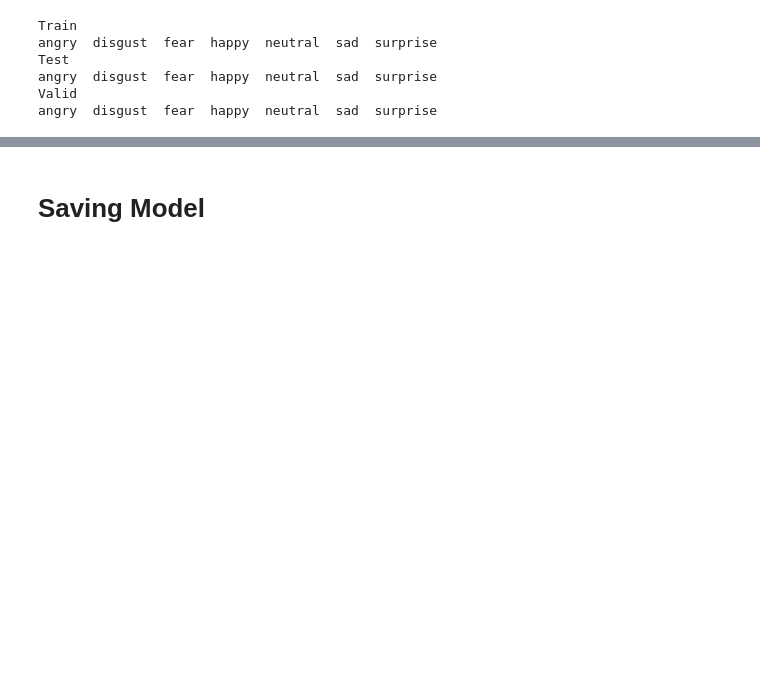
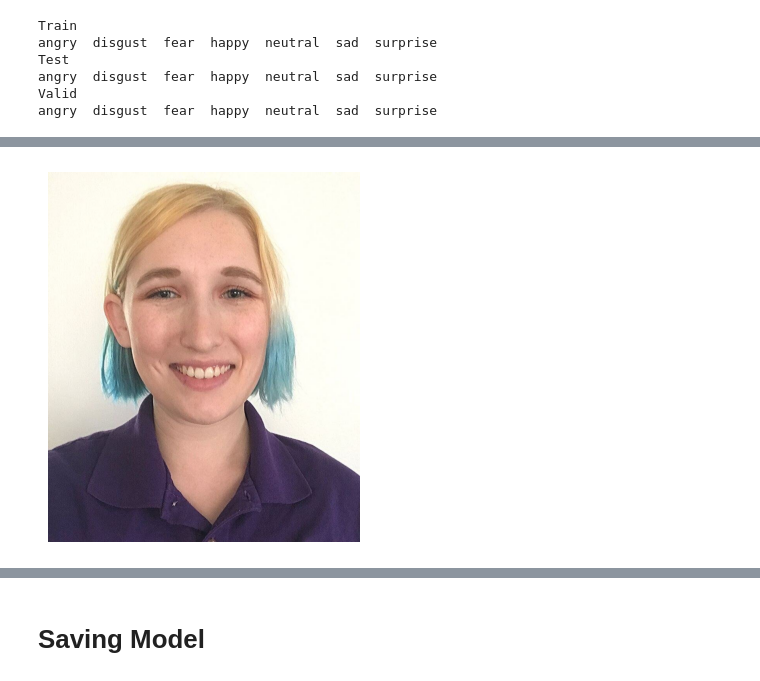
Before and after one commit to Serena-Smart-Home-Smart-Wellbeing/serena-emotion-detector, a Jupyter notebook: trainer/task.ipynb, the cells around one changed output, grey strips where cells are left out. Drawn from its saved outputs; the diff is of its cells as text; code cells hidden in the pictures; blank space fills up the shorter version.

```diff
--- a/trainer/task.ipynb
+++ b/trainer/task.ipynb
@@ -79,0 +290,10 @@ test_labels_one_hot = to_categorical(test_labels)
+# %%
+trump = '/home/jupyter/gcs/serena-shsw-datasets/FER-SERENA/predict/example2.jpg'
+trump_face = cv2.imread(trump)  # Read the image without color conversion
+trump_face = cv2.cvtColor(trump_face, cv2.COLOR_BGR2RGB)  # Convert BGR to RGB
+
+plt.imshow(trump_face)
+plt.axis('off')  # Hide axis ticks and labels
+plt.show()
+# %% [output]
+[figure, added]
```
Also changed, not shown: parts of 20 cells of this notebook, 8 other files.
